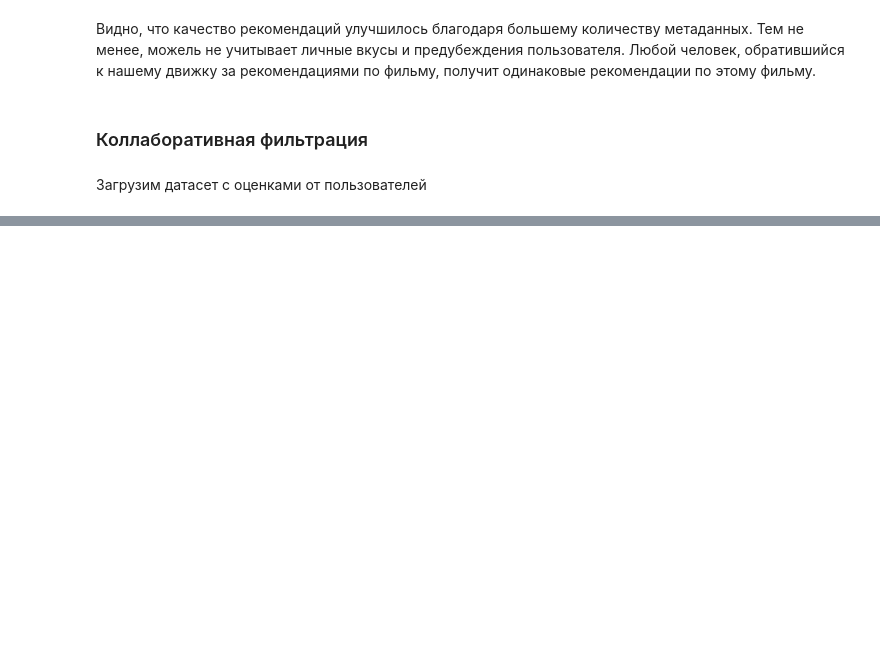
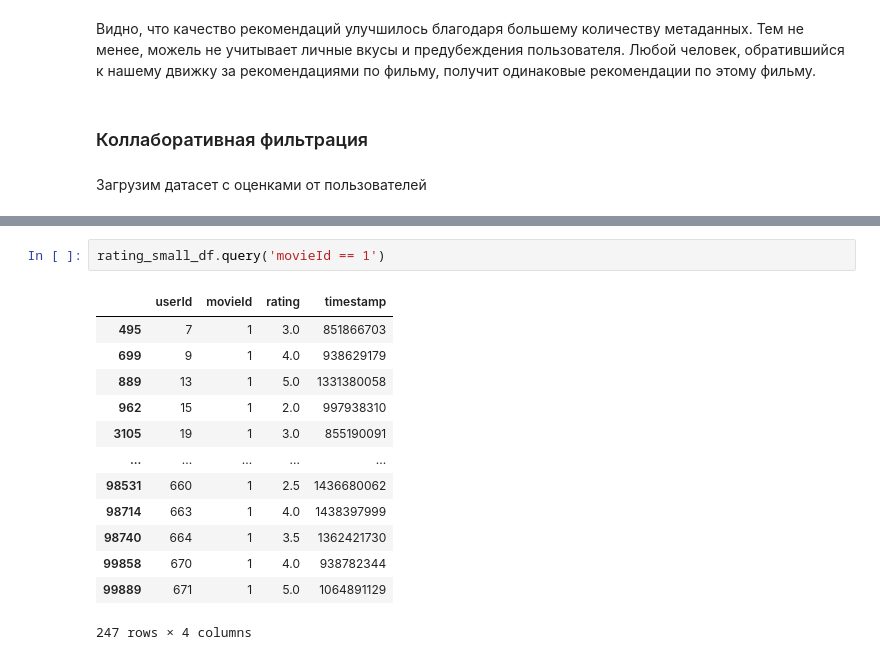
Before and after one commit to Maximiliano-16/MovieRecomendSystem, a Jupyter notebook: MovieRecommend.ipynb, the cells around one changed output, grey strips where cells are left out. Drawn from its saved outputs; the diff is of its cells as text; blank space fills up the shorter version.

```diff
--- a/MovieRecommend.ipynb
+++ b/MovieRecommend.ipynb
@@ -553,0 +589,16 @@ ERROR: ERROR: Failed to build installable wheels for some pyproject.toml based p
+# %%
+rating_small_df.query('movieId == 1')
+# %% [output]
+|  | userId | movieId | rating | timestamp |
+| 495 | 7 | 1 | 3.0 | 851866703 |
+| 699 | 9 | 1 | 4.0 | 938629179 |
+| 889 | 13 | 1 | 5.0 | 1331380058 |
+| 962 | 15 | 1 | 2.0 | 997938310 |
+| 3105 | 19 | 1 | 3.0 | 855190091 |
+| ... | ... | ... | ... | ... |
+| 98531 | 660 | 1 | 2.5 | 1436680062 |
+| 98714 | 663 | 1 | 4.0 | 1438397999 |
+| 98740 | 664 | 1 | 3.5 | 1362421730 |
+| 99858 | 670 | 1 | 4.0 | 938782344 |
+| 99889 | 671 | 1 | 5.0 | 1064891129 |
+247 rows × 4 columns
```
Also changed, not shown: parts of 17 cells of this notebook.
